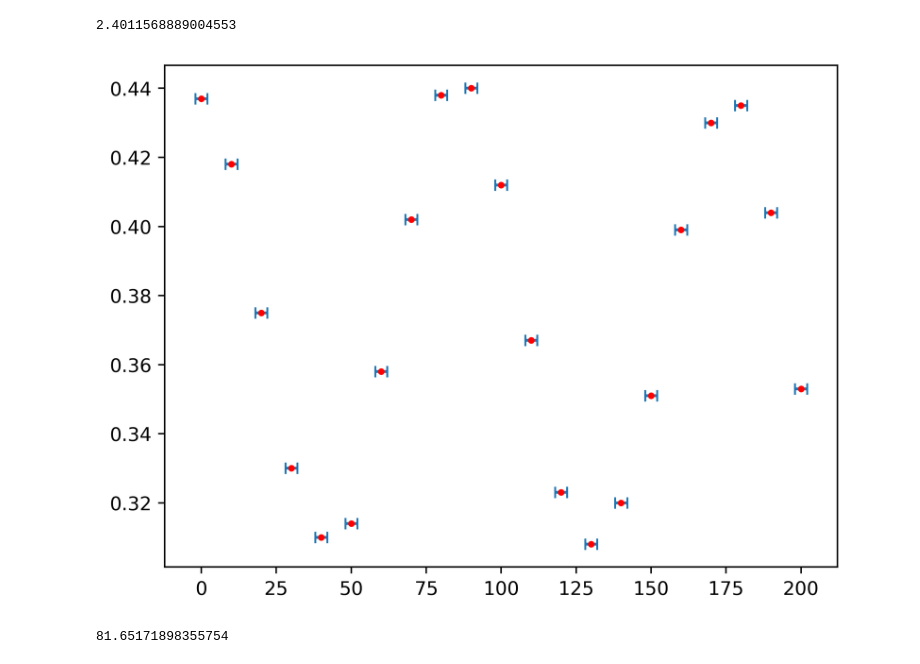
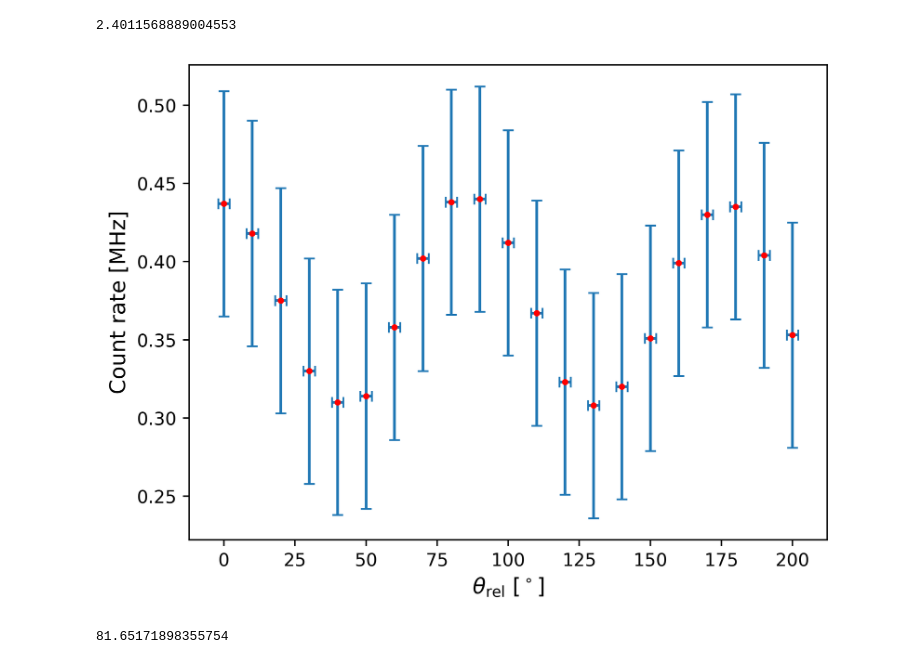
Before and after one commit to MXM1796/Bachelor_thesis_24, a Jupyter notebook: Porgramming/efficiency_evaluation.ipynb, the cells around one changed output. Cells and saved outputs as stored; diff of their text form; code cells hidden in the pictures.

```diff
--- a/Porgramming/efficiency_evaluation.ipynb
+++ b/Porgramming/efficiency_evaluation.ipynb
@@ -5,7 +5,7 @@ import pandas as pd
 import os
 import matplotlib as mpl
 import math
-# mpl.rcParams['figure.dpi'] = 500
+mpl.rcParams['figure.dpi'] = 500
 # %%
 # 1. Angle - Count rate dependency
 # %%
@@ -48,21 +64,21 @@ channel = 1
 # %%
 angle_arr = [x for x in range(0,210,10)]
 Count_measurements = [0.437,0.418,0.375,0.33,0.31,0.314,0.358,0.402,0.438,0.44,0.412,0.367,0.323,0.308,0.32,0.351,0.399,0.43,0.435,0.404,0.353]
 
 plt.scatter(angle_arr, Count_measurements, marker=".", s=25, color="r", zorder=5)
-plt.errorbar(angle_arr, Count_measurements, xerr=[2], yerr=[0.000005], fmt=".", markersize=1, capsize=3)
+plt.errorbar(angle_arr, Count_measurements, xerr=[2], yerr=[0.072], fmt=".", markersize=1, capsize=3)
 
 information = f" P_i: {round(beam_pow*10**-OD_value,14)} W | # Input Rate {round(photons_per_second(beam_pow,OD_value)*10**(-6),4)} MHz"
 
 legendtitle = ""
 title = f'Count Rate - Angle dependency - Channel {channel}'
-ylabel = 'Count Rate [MHz]'
-xlabel = f'Rel. Angle to slow axis [deg]'
+ylabel = r'Count rate [MHz]'
+xlabel = r"$\theta_{\text{rel}}$ [$^\circ$]"
 save_name = "HQO_2024011_countrate_angle_thesis"
 
-# plott_settings_default("",xlabel, ylabel, name_for_saving=save_name)
+plott_settings_default("",xlabel, ylabel, name_for_saving=save_name)
 # %% [output]
-[figure, old version]
+[figure, new version]
 # %%
 angle_arr = [x for x in range(0,210,10)]
 sde_angle = np.array(Count_measurements)/round(photons_per_second(beam_pow,OD_value)*10**(-6),4) * 100
```
Also changed, not shown: parts of 6 cells of this notebook, 20 other files.
